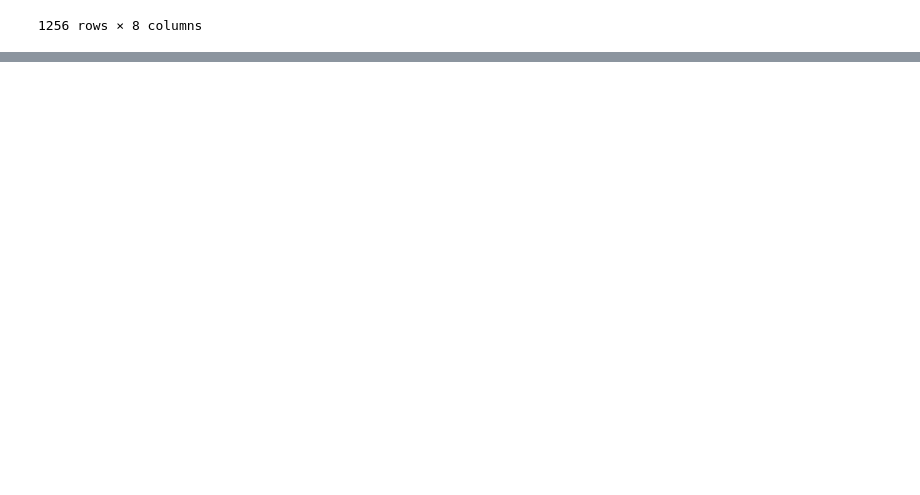
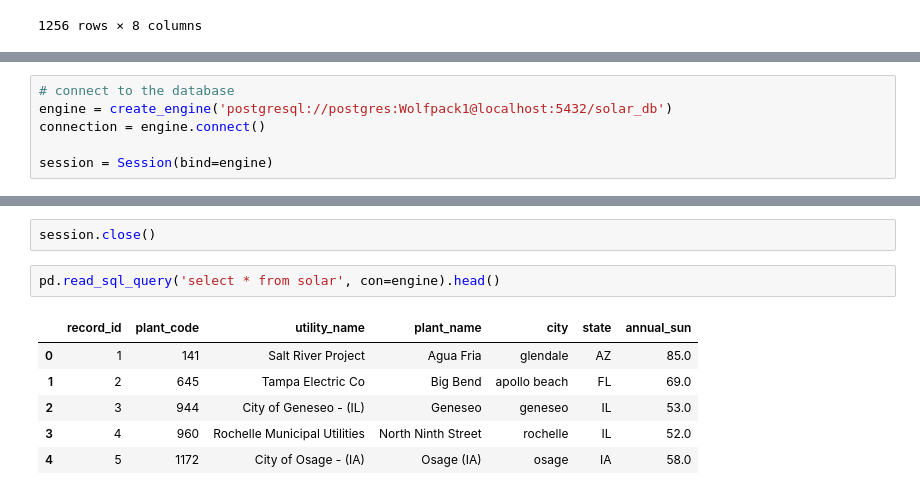
Before and after one commit to AustinRCole/Solar_ETL, a Jupyter notebook: Solar_1.ipynb, the cells around one changed output, grey strips where cells are left out. Cells and saved outputs as stored; diff of their text form; blank space fills up the shorter version.

```diff
--- a/Solar_1.ipynb
+++ b/Solar_1.ipynb
@@ -224,0 +307,6 @@ sorted_coord
+# %%
+# connect to the database
+engine = create_engine('postgresql://postgres:Wolfpack1@localhost:5432/solar_db')
+connection = engine.connect()
+
+session = Session(bind=engine)
@@ -224,0 +330,11 @@ sorted_coord
+# %%
+session.close()
+# %%
+pd.read_sql_query('select * from solar', con=engine).head()
+# %% [output]
+|  | record_id | plant_code | utility_name | plant_name | city | state | annual_sun |
+| 0 | 1 | 141 | Salt River Project | Agua Fria | glendale | AZ | 85.0 |
+| 1 | 2 | 645 | Tampa Electric Co | Big Bend | apollo beach | FL | 69.0 |
+| 2 | 3 | 944 | City of Geneseo - (IL) | Geneseo | geneseo | IL | 53.0 |
+| 3 | 4 | 960 | Rochelle Municipal Utilities | North Ninth Street | rochelle | IL | 52.0 |
+| 4 | 5 | 1172 | City of Osage - (IA) | Osage (IA) | osage | IA | 58.0 |
```
Also changed, not shown: parts of 8 cells of this notebook.
